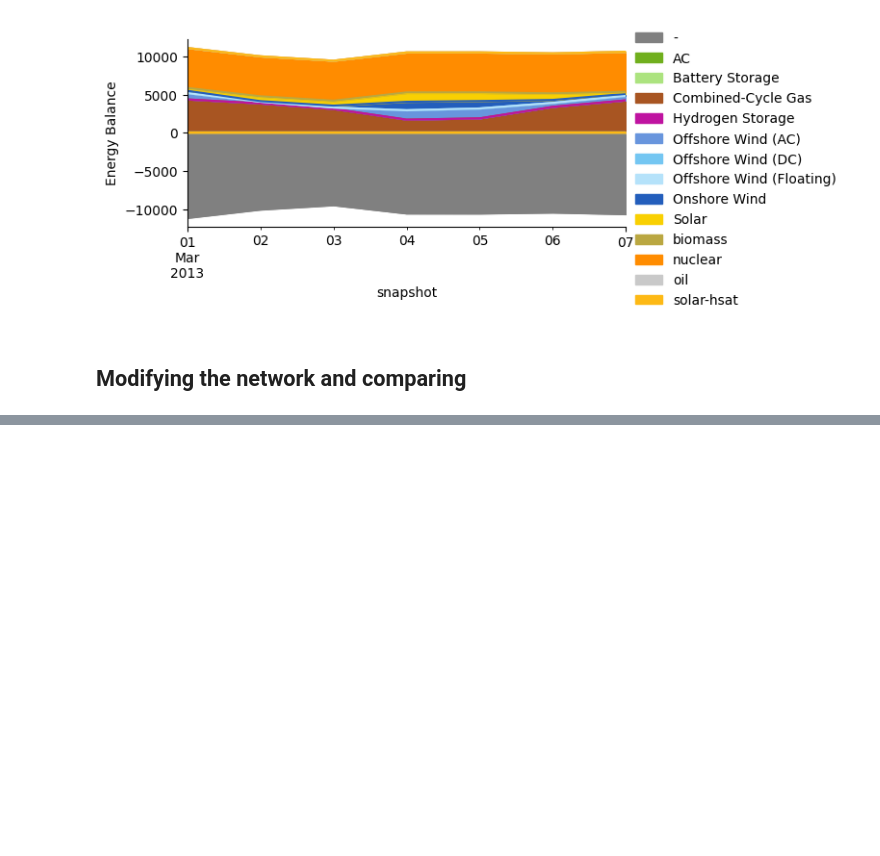
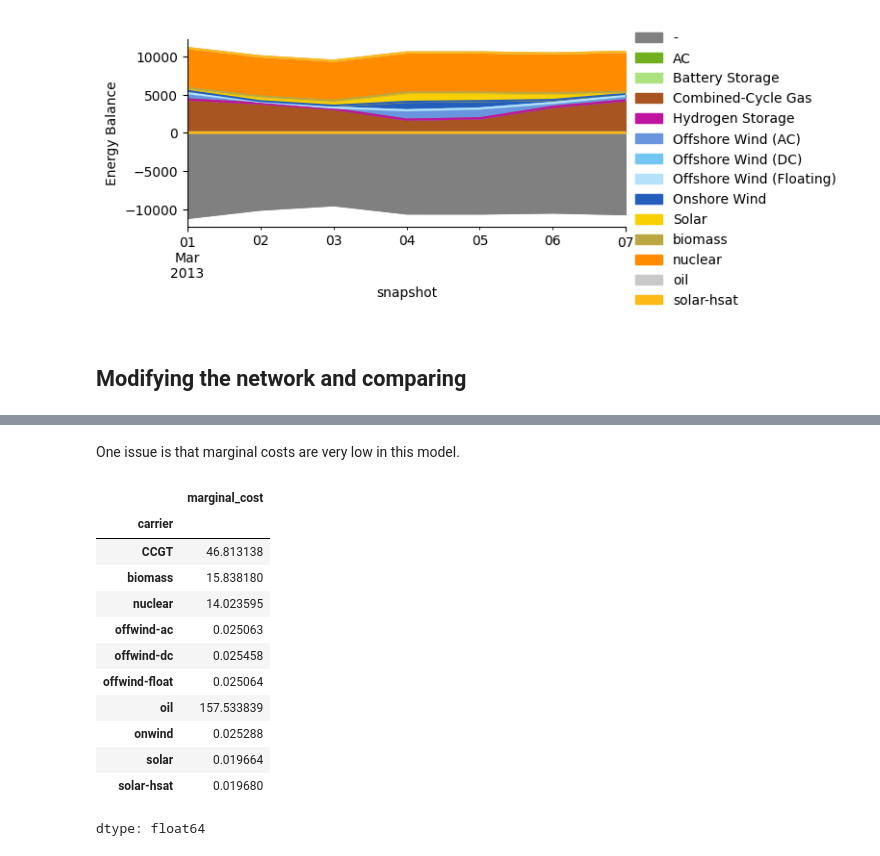
Before and after one commit to mreguant/pypsa-tutorial, a Jupyter notebook: notebooks/up-and-running.ipynb, the cells around one changed output, grey strips where cells are left out. Drawn from its saved outputs; the diff is of its cells as text; code cells hidden in the pictures; blank space fills up the shorter version.

```diff
--- a/notebooks/up-and-running.ipynb
+++ b/notebooks/up-and-running.ipynb
@@ -109,0 +161,18 @@ n.statistics.energy_balance.plot()
+# %% [markdown]
+One issue is that marginal costs are very low in this model.
+# %%
+n.generators.groupby("carrier").marginal_cost.mean()
+# %% [output]
+|  | marginal_cost |
+| carrier |  |
+| CCGT | 46.813138 |
+| biomass | 15.838180 |
+| nuclear | 14.023595 |
+| offwind-ac | 0.025063 |
+| offwind-dc | 0.025458 |
+| offwind-float | 0.025064 |
+| oil | 157.533839 |
+| onwind | 0.025288 |
+| solar | 0.019664 |
+| solar-hsat | 0.019680 |
+dtype: float64
```
Also changed, not shown: parts of 11 cells of this notebook.
